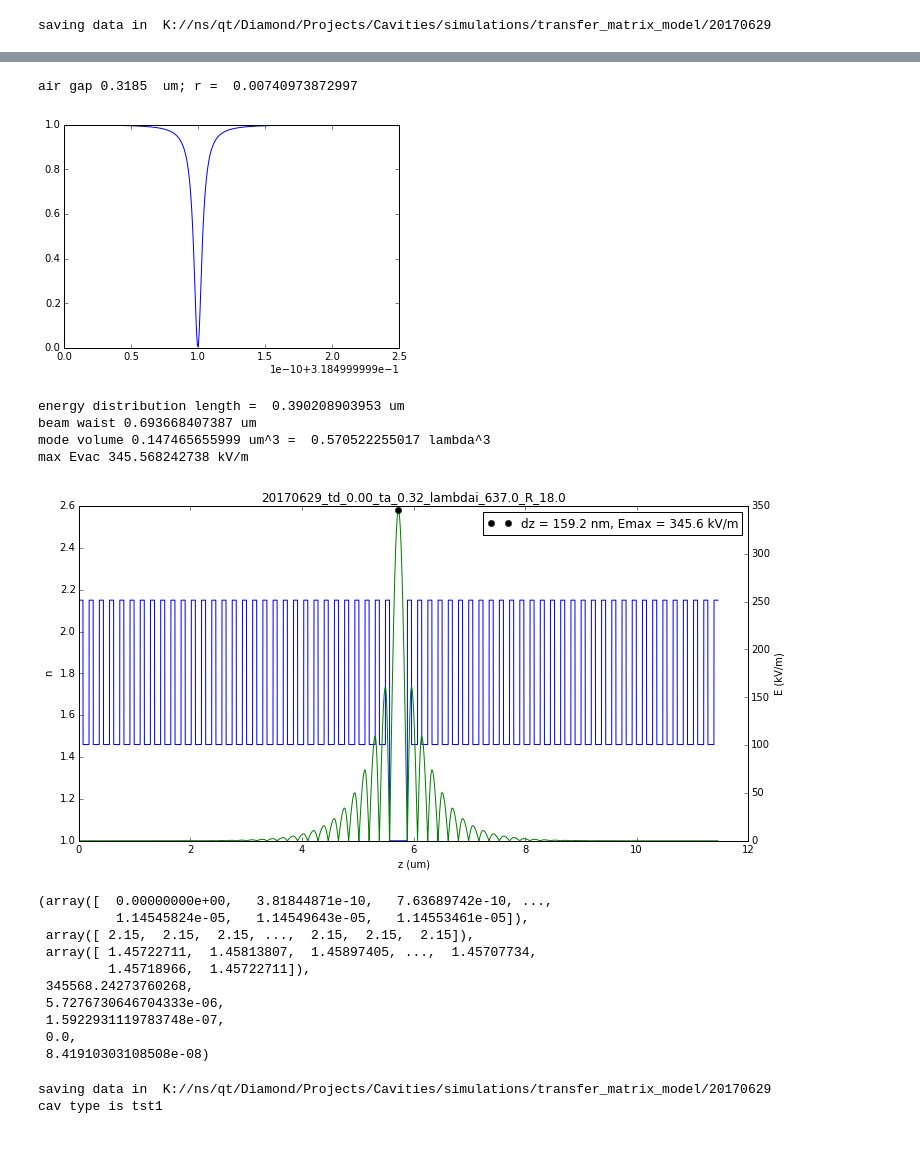
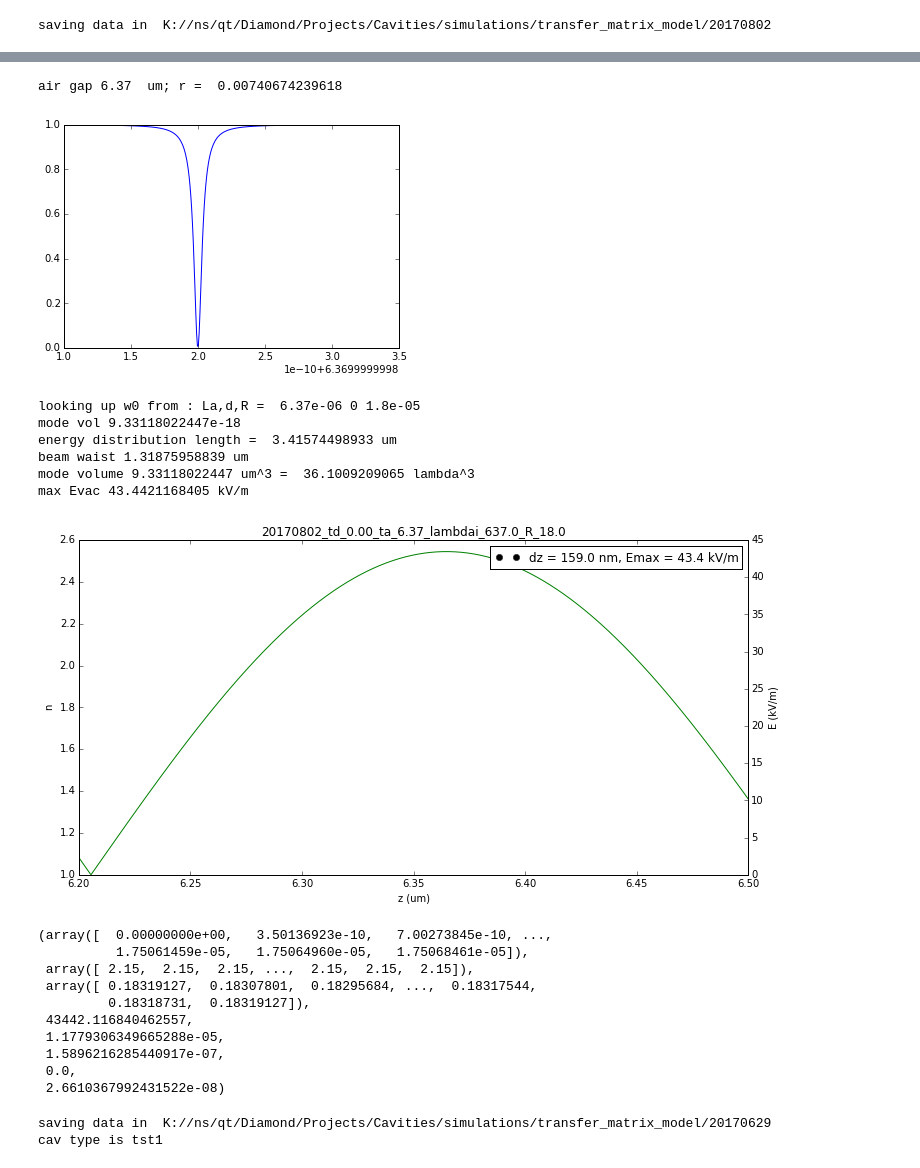
Before and after one commit to zaguros/analysis, a Jupyter notebook: notebooks/cavities/Simulations transfer matrix method.ipynb, the cells around one changed output, grey strips where cells are left out. Drawn from its saved outputs; the diff is of its cells as text; code cells hidden in the pictures.

```diff
--- a/notebooks/cavities/Simulations transfer matrix method.ipynb
+++ b/notebooks/cavities/Simulations transfer matrix method.ipynb
@@ -126,0 +164,15 @@ lengths
+# %%
+reload(sim_mm)
+R=39.e-6#13e-6#
+lambda_i = 637.e-9#940e-9#930e-9#
+lambda_cav =637.e-9#940e-9#852e-9 #
+t_d = 12.14e-6#0.e-6#
+t_a_g = 3.9e-6#2.4e-6#
+
+s = sim_mm.Cavity(t_d, t_a_g, R, lambda_cav = lambda_cav, n_1 = 2.06, n_2 = 1.46, lambda_i = lambda_i,cav_type='hybrid',dnu = 1.25e9)
+s.find_res_condition(plot_r=True)
+s.calculate_w0()
+s.analyse_cavity(plot_Evac=True,save_plot=True)
+print 'beam FWHM=',s.w0*math.sqrt(2*math.log(2))*1.e6,'um'
+print 'expected Purcell: ',s.Fp
+print 'into ZPL: ',s.intoZPL
@@ -147,9 +307,10 @@ max Evac 176.898390845 kV/m
 reload(sim_mm)
 R=18.e-6
 t_d = 4.e-6
-t_a_g = lambda_cav / 2
+t_a_g = lambda_cav / 2*20
 s = sim_mm.Cavity(t_d, t_a_g, R, t_s=10e-6, M=30,cav_type='air', lambda_cav=lambda_cav,res_search_range=1e-14)
 s.find_res_condition(plot_r=True)
+s.calculate_w0()
 s.analyse_cavity(plot_Evac=True,save_plot=False)
 # %% [output]
-saving data in  K://ns/qt/Diamond/Projects/Cavities/simulations/transfer_matrix_model/20170629
+saving data in  K://ns/qt/Diamond/Projects/Cavities/simulations/transfer_matrix_model/20170802
@@ -157,20 +318,22 @@ saving data in  K://ns/qt/Diamond/Projects/Cavities/simulations/transfer_matrix_
-air gap 0.3185  um; r =  0.00740973872997
+air gap 6.37  um; r =  0.00740674239618
-[figure, old version]
+[figure, new version]
-energy distribution length =  0.390208903953 um
-beam waist 0.693668407387 um
-mode volume 0.147465655999 um^3 =  0.570522255017 lambda^3
-max Evac 345.568242738 kV/m
+looking up w0 from : La,d,R =  6.37e-06 0 1.8e-05
+mode vol 9.33118022447e-18
+energy distribution length =  3.41574498933 um
+beam waist 1.31875958839 um
+mode volume 9.33118022447 um^3 =  36.1009209065 lambda^3
+max Evac 43.4421168405 kV/m
-[figure, old version]
+[figure, new version]
-(array([  0.00000000e+00,   3.81844871e-10,   7.63689742e-10, ...,
-          1.14545824e-05,   1.14549643e-05,   1.14553461e-05]),
+(array([  0.00000000e+00,   3.50136923e-10,   7.00273845e-10, ...,
+          1.75061459e-05,   1.75064960e-05,   1.75068461e-05]),
  array([ 2.15,  2.15,  2.15, ...,  2.15,  2.15,  2.15]),
- array([ 1.45722711,  1.45813807,  1.45897405, ...,  1.45707734,
-         1.45718966,  1.45722711]),
- 345568.24273760268,
- 5.7276730646704333e-06,
- 1.5922931119783748e-07,
+ array([ 0.18319127,  0.18307801,  0.18295684, ...,  0.18317544,
+         0.18318731,  0.18319127]),
+ 43442.116840462557,
+ 1.1779306349665288e-05,
+ 1.5896216285440917e-07,
  0.0,
- 8.41910303108508e-08)
+ 2.6610367992431522e-08)
 # %%
 reload(sim_mm)
 R=18.e-6
```
Also changed, not shown: parts of 16 cells of this notebook, 6 other files.
